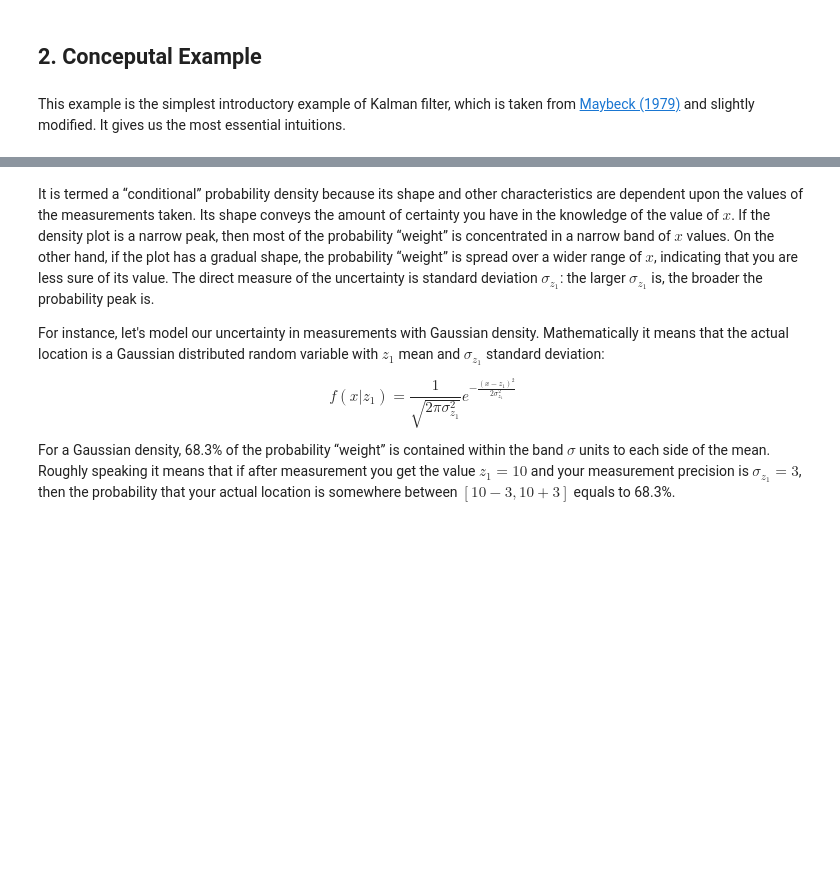
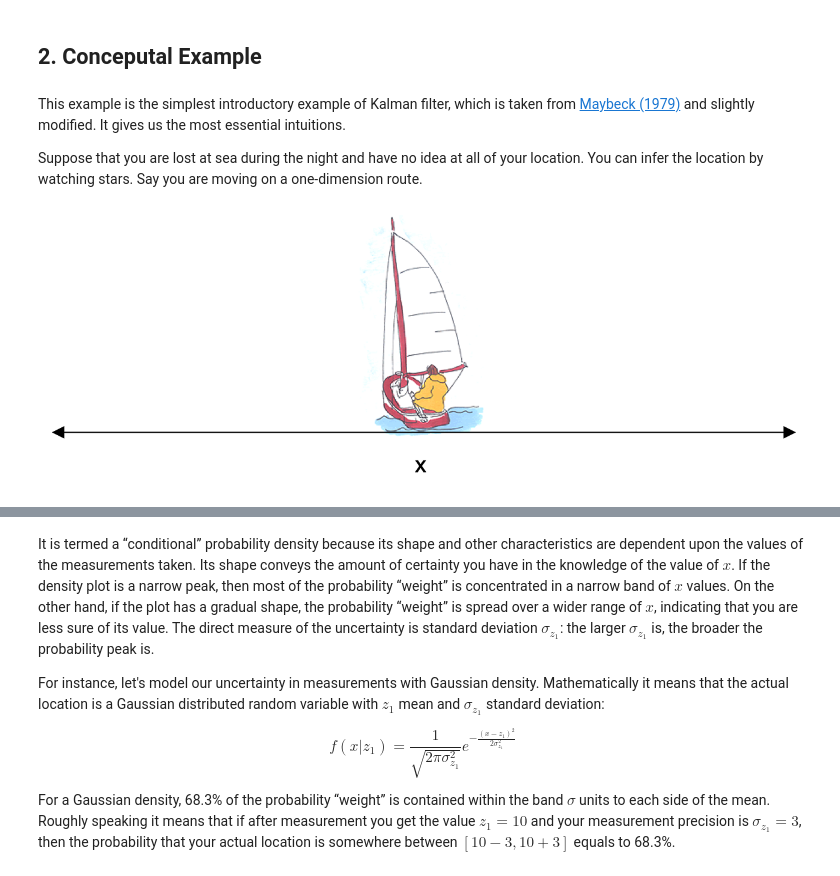
Before and after one commit to razmikmelikbekyan/KalmanFilter, a Jupyter notebook: theory/KalmanFilterTheory.ipynb, the cells around one changed output, grey strips where cells are left out. Drawn from its saved outputs; the diff is of its cells as text; code cells hidden in the pictures; blank space fills up the shorter version.

```diff
--- a/theory/KalmanFilterTheory.ipynb
+++ b/theory/KalmanFilterTheory.ipynb
@@ -32,4 +48,10 @@ display(Image("images/1_apollo_image.jpeg"))
 ## 2. Conceputal Example
 # %% [markdown]
 This example is the simplest introductory example of Kalman filter, which is taken from [Maybeck (1979)](https://www.cs.unc.edu/~welch/kalman/media/pdf/maybeck_ch1.pdf) and slightly modified. It gives us the most essential intuitions.
+
+Suppose that you are lost at sea during the night and have no idea at all of your location. You can infer the location by watching stars. Say you are moving on a one-dimension route.
+# %%
+display(Image("images/2_boat_0.png", embed=True, unconfined=False))
+# %% [output]
+[figure, added]
 # %% [markdown]
```
Also changed, not shown: parts of 23 cells of this notebook.
